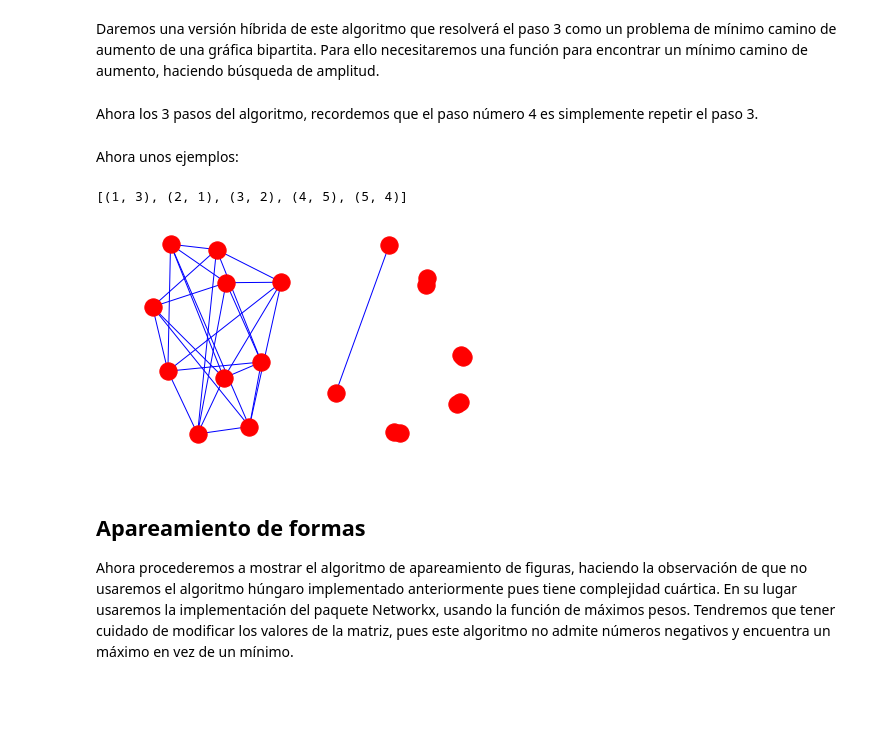
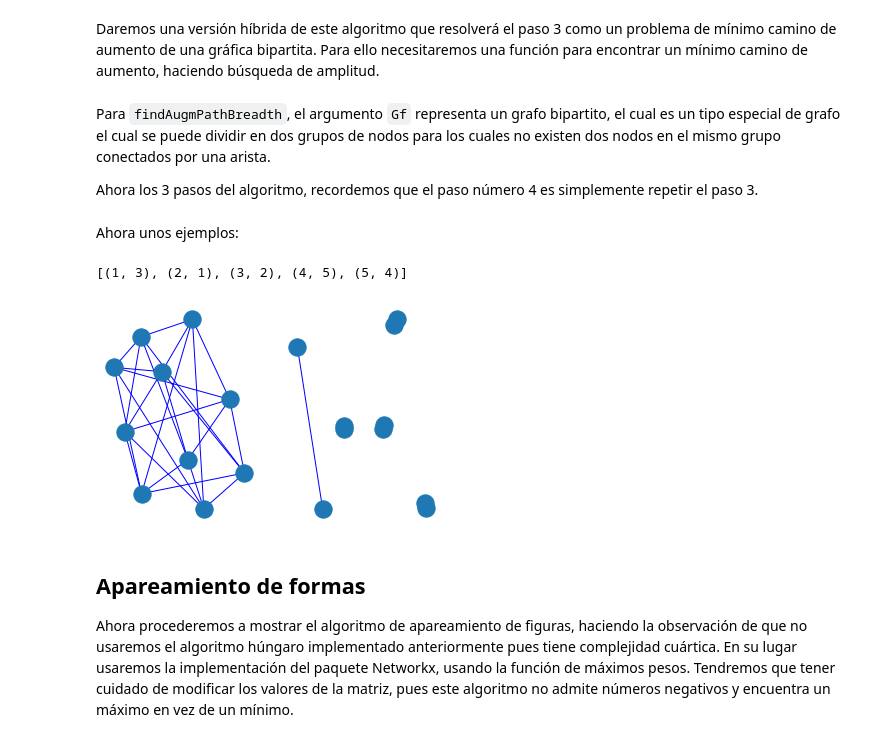
Before and after one commit to ifhesKutai/shapeMatching, a Jupyter notebook: Shape_Matching.ipynb, the cells around one changed output. Saved outputs shown, nothing was run; the diff lists cells and outputs as text; code cells hidden in the pictures; blank space fills up the shorter version.

Commit message:
Algunas mejoras para el jupyter notebook

```diff
--- a/Shape_Matching.ipynb
+++ b/Shape_Matching.ipynb
@@ -41,8 +59,10 @@ def findAugmPathBreadth(Gf):
                     next_level.append((i,u[0]))
         level = [next_level[i] for i in range(len(next_level))]
     return []
-# %% [markdown]
-Ahora los 3 pasos del algoritmo, recordemos que el paso número 4 es simplemente repetir el paso 3.
+# %% [markdown]
+Para `findAugmPathBreadth`, el argumento `Gf` representa un grafo bipartito, el cual es un tipo especial de grafo el cual se puede dividir en dos grupos de nodos para los cuales no existen dos nodos en el mismo grupo conectados por una arista.
+
+Ahora los 3 pasos del algoritmo, recordemos que el paso número 4 es simplemente repetir el paso 3.
 # %%
 def hungarianMethodStep1(A):
     for i in range(len(A[0])):
@@ -111,31 +131,31 @@ Ahora unos ejemplos:
 # %%
 A1 = np.zeros([5,5])
 
 A1[0] = [13, 5,89,45,12]
 A1[1] = [45,71, 6,26,54]
 A1[2] = [ 5,16,45,38,34]
 A1[3] = [15, 7,48,52, 8]
 A1[4] = [45,61,12, 1, 9]
 
 G1 = nx.Graph()
 for i in range(5):
     for j in range(5):
         G1.add_weighted_edges_from([('p'+str(i),'q'+str(j),A1[i][j])])
 
 plt.subplot(121)
 nx.draw(G1, nodecolor='r', edge_color='b')
 
 B = hungarianAlgorithm(A1)
 print(B)
 G2 = nx.Graph()
 
 for j in range(5):
     G2.add_weighted_edges_from([('p'+str(B[j][0]),'q'+str(B[j][1]),A1[i][j])])
-plt.subplot(122)
+plt.subplot(1,2,2)
 nx.draw(G2, nodecolor='r', edge_color='b',sorted_axis = -1)
 # %% [output]
 [(1, 3), (2, 1), (3, 2), (4, 5), (5, 4)]
-[figure, old version]
+[figure, new version]
 # %% [markdown]
 ## Apareamiento de formas
 
```
Also changed, not shown: parts of 11 cells of this notebook, 11 other files.
